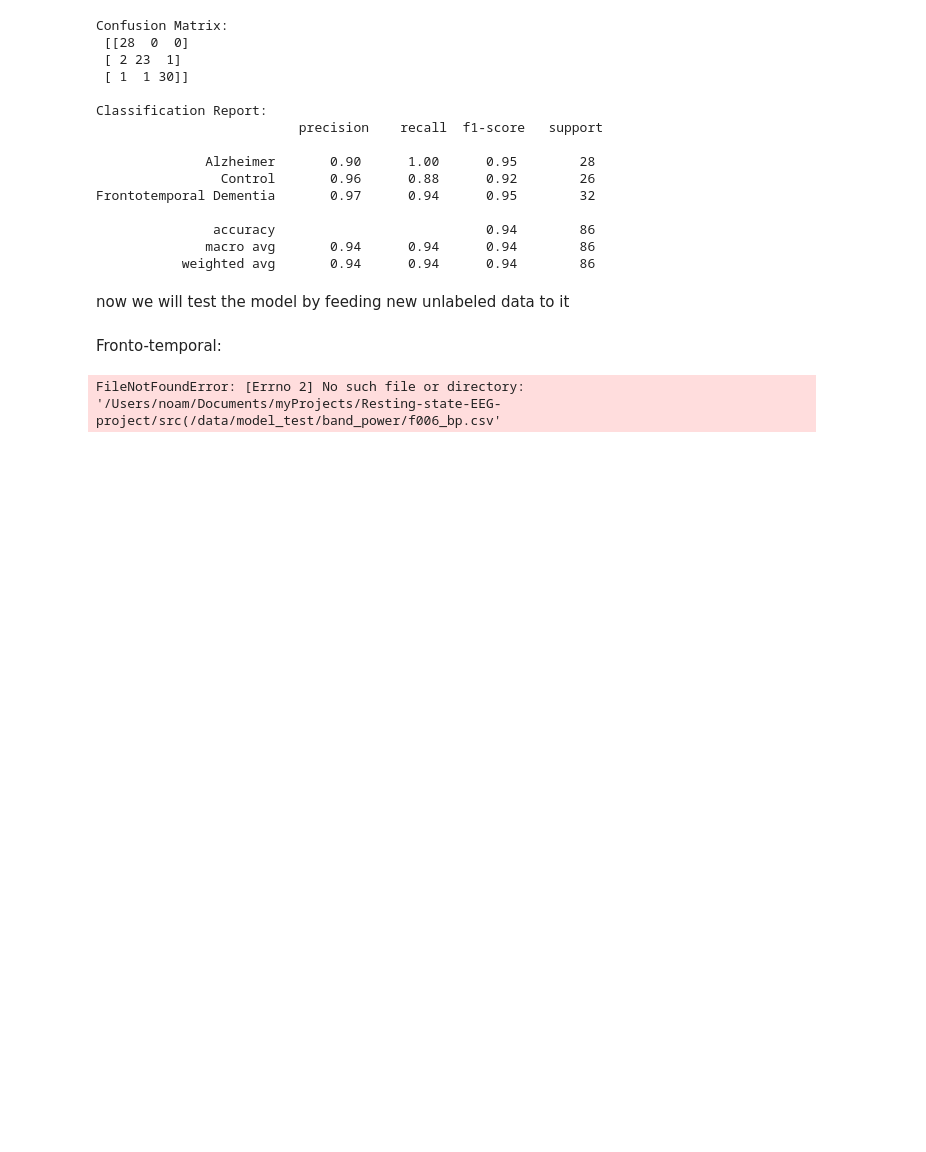
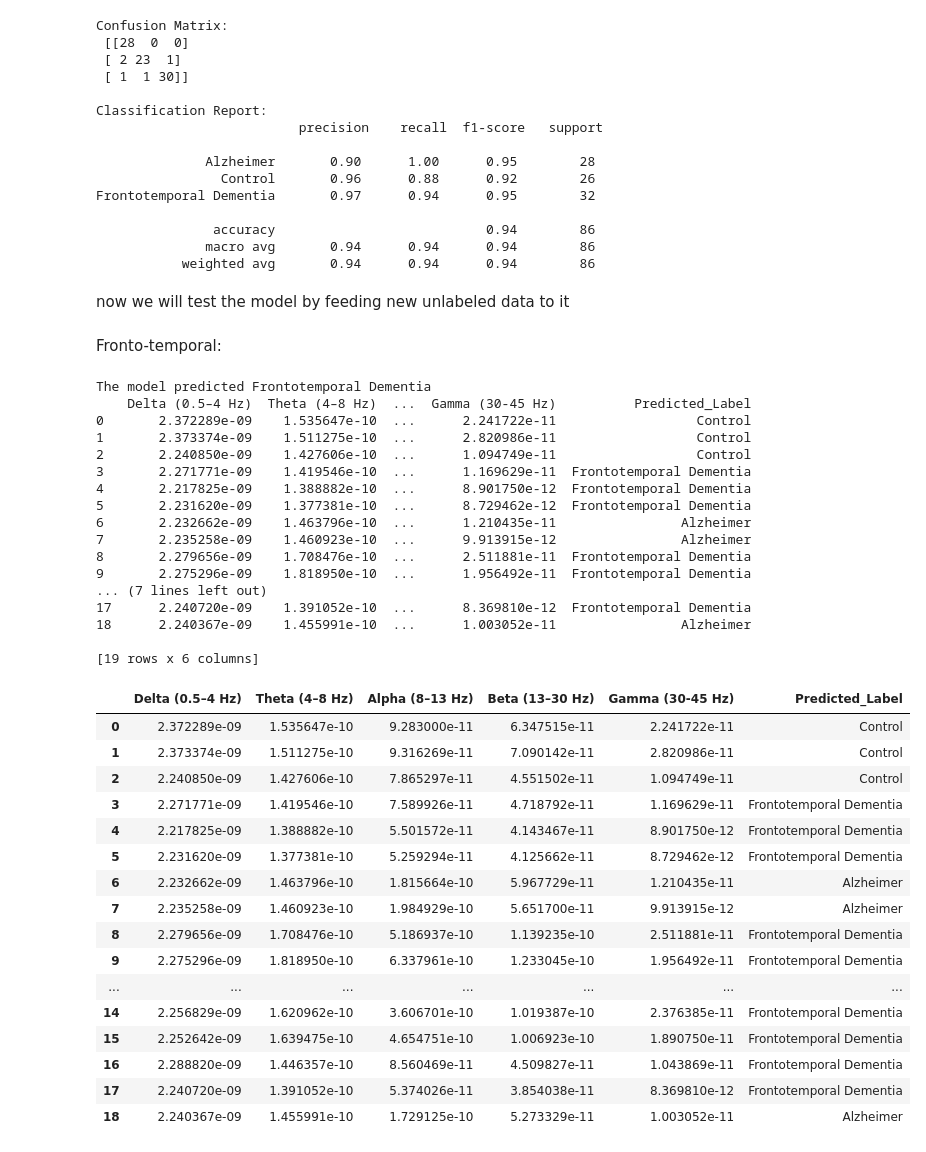
Before and after one commit to noamhed/Resting-state-EEG-project, a Jupyter notebook: main.ipynb, the cells around one changed output. Drawn from its saved outputs; the diff is of its cells as text; code cells hidden in the pictures; blank space fills up the shorter version.

```diff
--- a/main.ipynb
+++ b/main.ipynb
@@ -226,7 +228,40 @@ now we will test the model by feeding new unlabeled data to it
 # %% [markdown]
 Fronto-temporal:
 # %%
-new_data = "/Users/noam/Documents/myProjects/Resting-state-EEG-project/src(/data/model_test/band_power/f006_bp.csv"
+new_data = "/Users/noam/Documents/myProjects/Resting-state-EEG-project/src/data/model_test/band_power/f006_bp.csv"
 classify_new_data(model, x , new_data)
 # %% [output]
-FileNotFoundError: [Errno 2] No such file or directory: '/Users/noam/Documents/myProjects/Resting-state-EEG-project/src(/data/model_test/band_power/f006_bp.csv'
+The model predicted Frontotemporal Dementia
+    Delta (0.5–4 Hz)  Theta (4–8 Hz)  ...  Gamma (30-45 Hz)          Predicted_Label
+0       2.372289e-09    1.535647e-10  ...      2.241722e-11                  Control
+1       2.373374e-09    1.511275e-10  ...      2.820986e-11                  Control
+2       2.240850e-09    1.427606e-10  ...      1.094749e-11                  Control
+3       2.271771e-09    1.419546e-10  ...      1.169629e-11  Frontotemporal Dementia
+4       2.217825e-09    1.388882e-10  ...      8.901750e-12  Frontotemporal Dementia
+5       2.231620e-09    1.377381e-10  ...      8.729462e-12  Frontotemporal Dementia
+6       2.232662e-09    1.463796e-10  ...      1.210435e-11                Alzheimer
+7       2.235258e-09    1.460923e-10  ...      9.913915e-12                Alzheimer
+8       2.279656e-09    1.708476e-10  ...      2.511881e-11  Frontotemporal Dementia
+9       2.275296e-09    1.818950e-10  ...      1.956492e-11  Frontotemporal Dementia
+... (7 lines left out)
+17      2.240720e-09    1.391052e-10  ...      8.369810e-12  Frontotemporal Dementia
+18      2.240367e-09    1.455991e-10  ...      1.003052e-11                Alzheimer
+
+[19 rows x 6 columns]
+|  | Delta (0.5–4 Hz) | Theta (4–8 Hz) | Alpha (8–13 Hz) | Beta (13–30 Hz) | Gamma (30-45 Hz) | Predicted_Label |
+| 0 | 2.372289e-09 | 1.535647e-10 | 9.283000e-11 | 6.347515e-11 | 2.241722e-11 | Control |
+| 1 | 2.373374e-09 | 1.511275e-10 | 9.316269e-11 | 7.090142e-11 | 2.820986e-11 | Control |
+| 2 | 2.240850e-09 | 1.427606e-10 | 7.865297e-11 | 4.551502e-11 | 1.094749e-11 | Control |
+| 3 | 2.271771e-09 | 1.419546e-10 | 7.589926e-11 | 4.718792e-11 | 1.169629e-11 | Frontotemporal Dementia |
+| 4 | 2.217825e-09 | 1.388882e-10 | 5.501572e-11 | 4.143467e-11 | 8.901750e-12 | Frontotemporal Dementia |
+| 5 | 2.231620e-09 | 1.377381e-10 | 5.259294e-11 | 4.125662e-11 | 8.729462e-12 | Frontotemporal Dementia |
+| 6 | 2.232662e-09 | 1.463796e-10 | 1.815664e-10 | 5.967729e-11 | 1.210435e-11 | Alzheimer |
+| 7 | 2.235258e-09 | 1.460923e-10 | 1.984929e-10 | 5.651700e-11 | 9.913915e-12 | Alzheimer |
+| 8 | 2.279656e-09 | 1.708476e-10 | 5.186937e-10 | 1.139235e-10 | 2.511881e-11 | Frontotemporal Dementia |
+| 9 | 2.275296e-09 | 1.818950e-10 | 6.337961e-10 | 1.233045e-10 | 1.956492e-11 | Frontotemporal Dementia |
+| ... | ... | ... | ... | ... | ... | ... |
+| 14 | 2.256829e-09 | 1.620962e-10 | 3.606701e-10 | 1.019387e-10 | 2.376385e-11 | Frontotemporal Dementia |
+| 15 | 2.252642e-09 | 1.639475e-10 | 4.654751e-10 | 1.006923e-10 | 1.890750e-11 | Frontotemporal Dementia |
+| 16 | 2.288820e-09 | 1.446357e-10 | 8.560469e-11 | 4.509827e-11 | 1.043869e-11 | Frontotemporal Dementia |
+| 17 | 2.240720e-09 | 1.391052e-10 | 5.374026e-11 | 3.854038e-11 | 8.369810e-12 | Frontotemporal Dementia |
+| 18 | 2.240367e-09 | 1.455991e-10 | 1.729125e-10 | 5.273329e-11 | 1.003052e-11 | Alzheimer |
```
Also changed, not shown: parts of 7 cells of this notebook, 5 other files.
